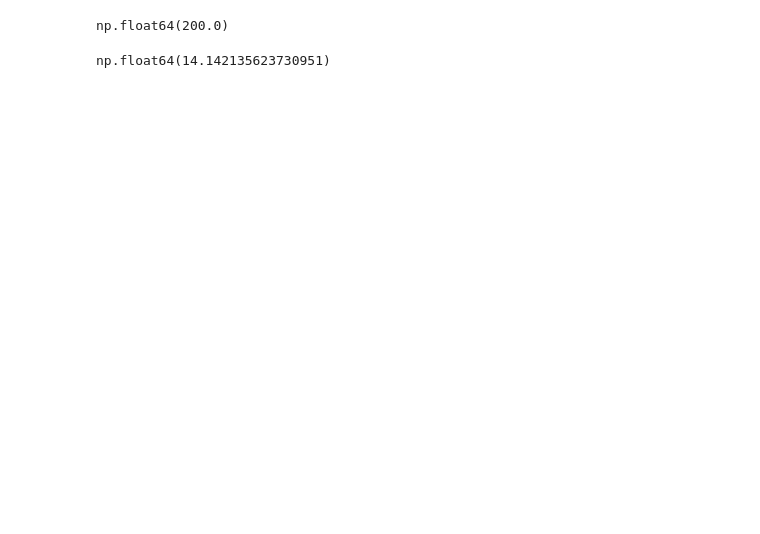
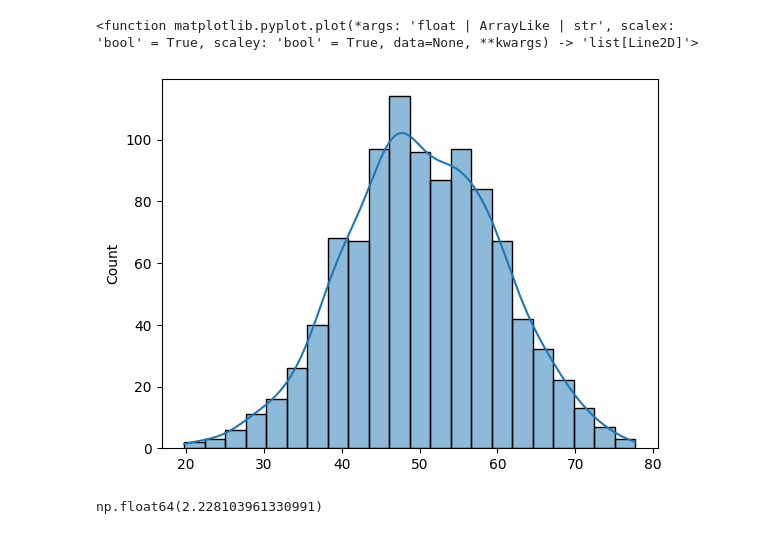
Before and after one commit to 13cse169/MachineLearning, a Jupyter notebook: learning_stage/statistics/statistics_chap_1.ipynb, the cells around one changed output. Cells and saved outputs as stored; diff of their text form; code cells hidden in the pictures; blank space fills up the shorter version.

```diff
--- a/learning_stage/statistics/statistics_chap_1.ipynb
+++ b/learning_stage/statistics/statistics_chap_1.ipynb
@@ -71,8 +36,0 @@ ModeResult(mode=np.int64(3), count=np.int64(2))
-# %%
-data = [10,20,30,40,50]
-
-variance = np.var(data)
-
-variance
-# %% [output]
-np.float64(200.0)
@@ -86,8 +36,0 @@ np.float64(200.0)
-# %%
-data = [10,20,30,40,50]
-
-std = np.std(data)
-
-std
-# %% [output]
-np.float64(14.142135623730951)
@@ -99,0 +37,8 @@ np.float64(14.142135623730951)
+# %%
+data = np.random.normal(50, 10, 1000)
+
+sns.histplot(data, kde=True)
+plt.plot
+# %% [output]
+<function matplotlib.pyplot.plot(*args: 'float | ArrayLike | str', scalex: 'bool' = True, scaley: 'bool' = True, data=None, **kwargs) -> 'list[Line2D]'>
+[figure, added]
@@ -99,0 +64,8 @@ np.float64(14.142135623730951)
+# %%
+data = [10, 12, 13, 14, 100]
+
+df = pd.Series(data)
+
+df.skew()
+# %% [output]
+np.float64(2.228103961330991)
```
Also changed, not shown: parts of 24 cells of this notebook.
